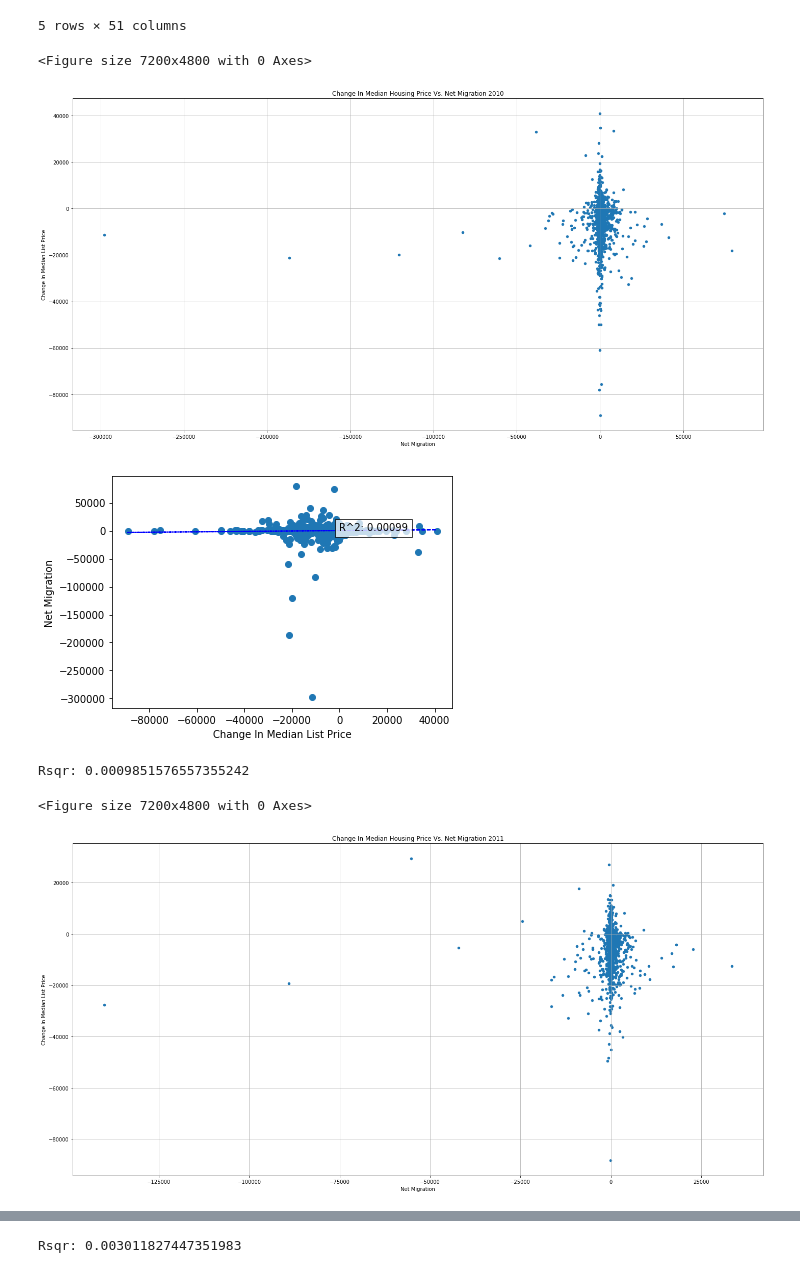
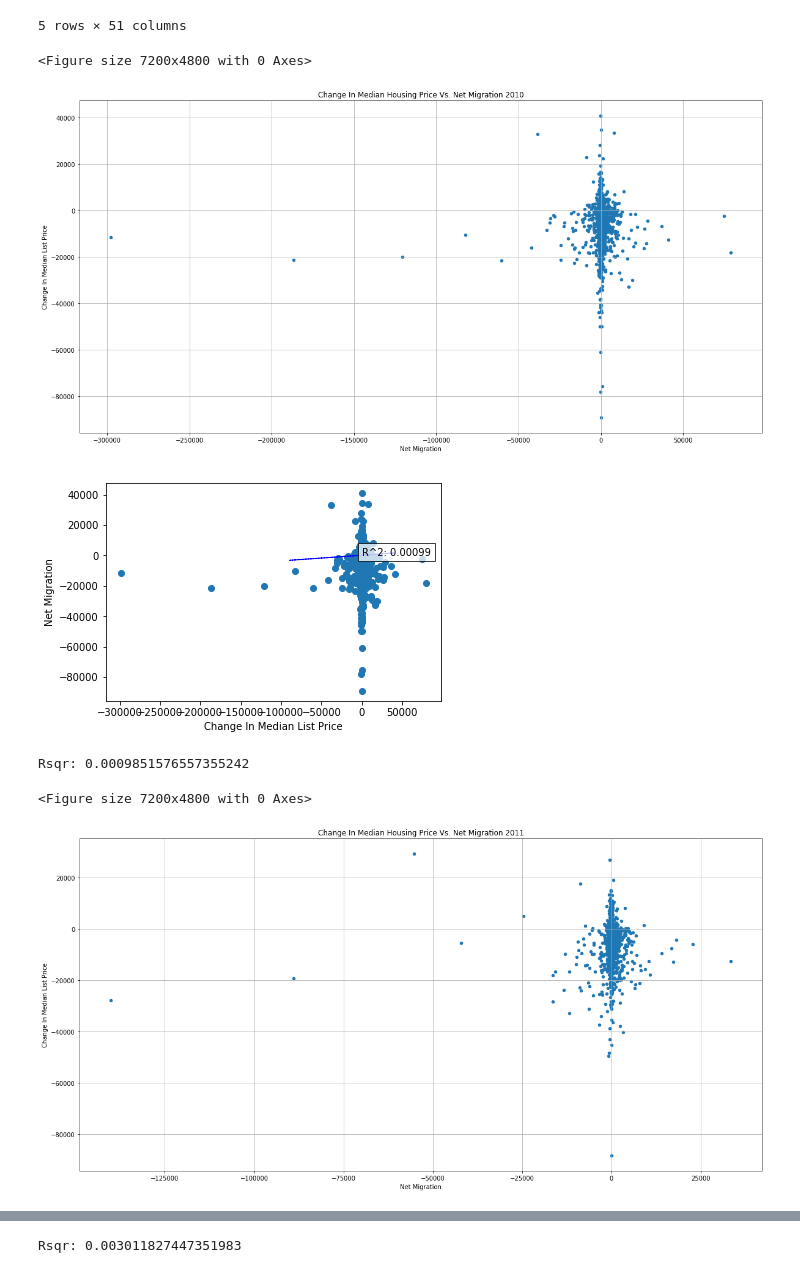
Before and after one commit to UCBDataAna/Project1_Migration, a Jupyter notebook: ScatterPlot_ByYear.ipynb, the cells around one changed output, grey strips where cells are left out. Saved outputs shown, nothing was run; the diff lists cells and outputs as text; code cells hidden in the pictures.

```diff
--- a/ScatterPlot_ByYear.ipynb
+++ b/ScatterPlot_ByYear.ipynb
@@ -62,37 +62,37 @@ for year in years:
     plt.figure(dpi=1200)
 
     merge_output.plot(kind="scatter", x=f"{year}NET",
                                               y=f"{year2} Difference",
                                               grid=True, figsize=(20,10),
                                               title=f"Change In Median Housing Price Vs. Net Migration {year2}")
 
     plt.ylabel("Change In Median List Price")
     plt.xlabel("Net Migration")
 
     difference = merge_output[f"{year2} Difference"]
     moved_net = merge_output[f"{year}NET"]
 
     vc_slope, vc_int, vc_r, vc_p, vc_std_err = stats.linregress(difference, moved_net)
     vc_fit = vc_slope * difference + vc_int
 
     fig, (ax1) = plt.subplots(1, sharex=True)
     #fig.suptitle(f"Net Migration Vs. Change In Median Housing Price {year2}", fontsize=10, fontweight="bold")
     plt.ylabel("Net Migration")
     plt.xlabel("Change In Median List Price")
 
     #ax1.set_xlim(min(moved_net)-10000, max(moved_net)+10000)
     #ax1.set_ylim(min(difference)-10000, max(difference)+10000)
-    ax1.plot(difference, moved_net, linewidth=0, marker="o")
+    ax1.plot(moved_net,difference, linewidth=0, marker="o")
     ax1.plot(difference, vc_fit, "b--", linewidth=1)
     plt.text(-5,-5,"R^2: "+str(round(vc_r**2,5)),bbox=dict(facecolor='white', alpha=0.75))
-    rcParams.update({'figure.autolayout': True})
+    plt.tight_layout
     plt.savefig(f"Census vs Zillow Scatter (ALL STATES) {year2}.png",dpi = 1000)
     plt.show()
     print("Rsqr:", vc_r**2)
 # %% [output]
 <Figure size 7200x4800 with 0 Axes>
-[figure, old version]
+[figure, new version]
-[figure, old version]
+[figure, new version]
 Rsqr: 0.0009851576557355242
 <Figure size 7200x4800 with 0 Axes>
-[figure, old version]
+[figure, new version]
```
Also changed, not shown: parts of 1 cell of this notebook, 22 other files.
